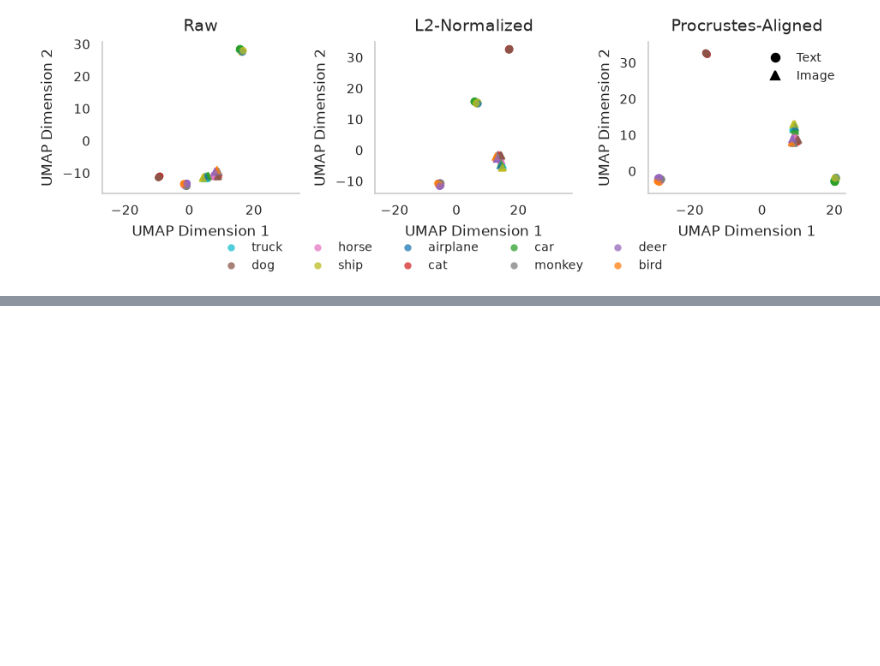
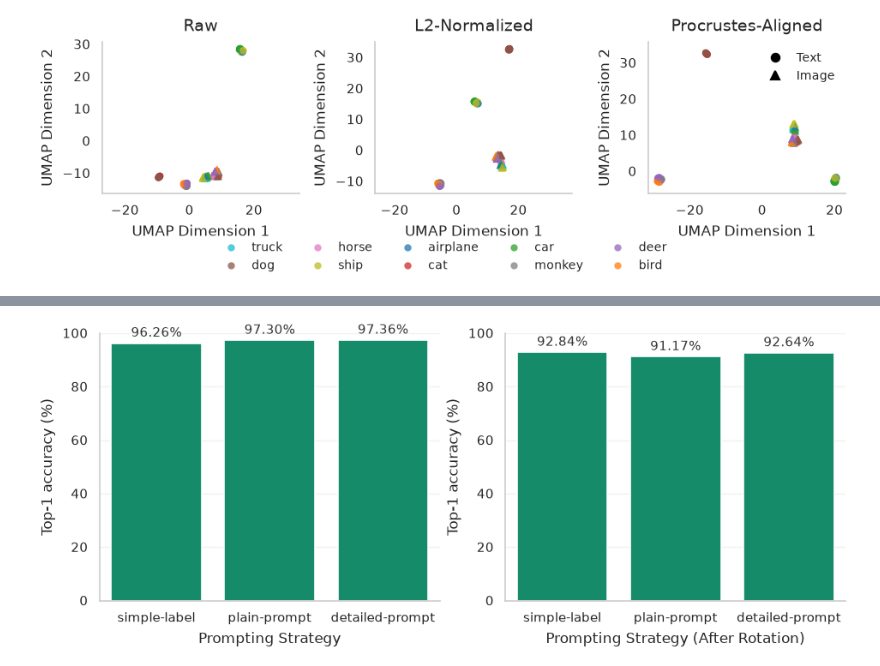
Before and after one commit to l-laidev/Advanced-Topics-in-Machine-Learning, a Jupyter notebook: PA0/Task 3 CLIP Tasks.ipynb, the cells around one changed output, grey strips where cells are left out. Saved outputs shown, nothing was run; the diff lists cells and outputs as text; code cells hidden in the pictures; blank space fills up the shorter version.

```diff
--- a/PA0/Task 3 CLIP Tasks.ipynb
+++ b/PA0/Task 3 CLIP Tasks.ipynb
@@ -462,0 +456,24 @@ plt.show()
+# %%
+accuracies = read_accuracies(["clip-task_simple-label", "clip-task_plain-prompt", "clip-task_detailed-prompt"])
+accuracies_rotated = read_accuracies(["clip-task_simple-label-rotated", "clip-task_plain-prompt-rotated", "clip-task_detailed-prompt-rotated"])
+
+color = sns.color_palette("colorblind")[2]
+fig, axes = plt.subplots(1,2,figsize=(6.5, 2.7))
+axes = axes.ravel()
+
+plot_bar(list(map(lambda x: x*100, accuracies.values())), accuracies.keys(),
+         xlabel="Prompting Strategy", ylabel="Top-1 accuracy (%)", fmt="%.2f%%",
+         color=color,
+         fig=fig, ax=axes[0])
+plot_bar(list(map(lambda x: x*100, accuracies_rotated.values())), map(lambda x: x.replace("-rotated", ""), accuracies_rotated.keys()),
+         xlabel="Prompting Strategy (After Rotation)", ylabel="Top-1 accuracy (%)", fmt="%.2f%%",
+         color=color,
+         fig=fig, ax=axes[1])
+
+axes[0].set_ylim(0,100)
+axes[1].set_ylim(0,100)
+
+plt.savefig(os.path.join(BASE_PLOTS, "clip-task_prompting-strategy-comparison-rotated-vs-original.pdf"), bbox_inches="tight", dpi=300)
+plt.show();
+# %% [output]
+[figure, added]
```
Also changed, not shown: parts of 3 cells of this notebook, 4 other files.
